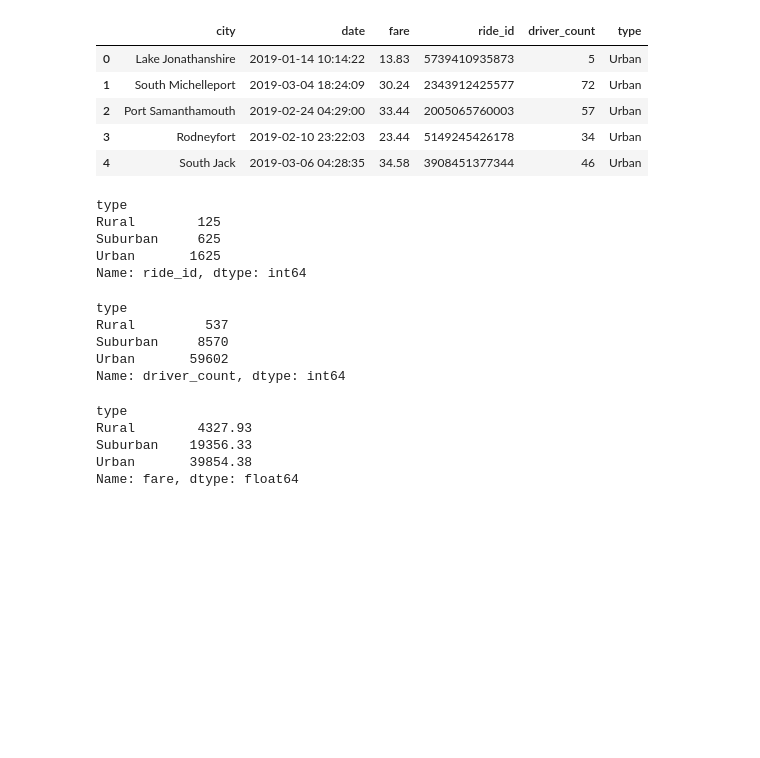
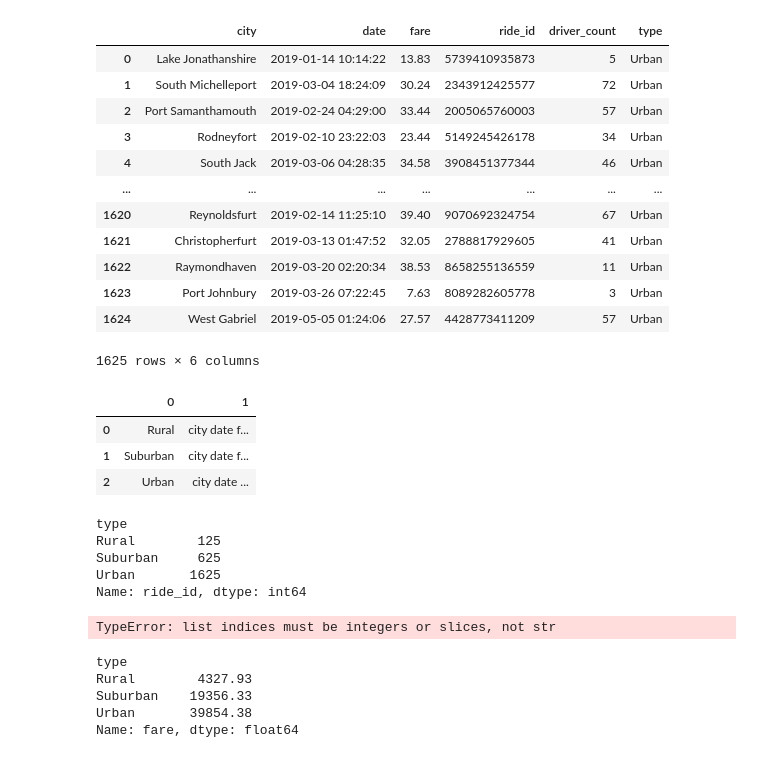
Before and after one commit to annaS000/Rideshare-Analysis, a Jupyter notebook: PyBer_Challenge.ipynb, the cells around one changed output. Cells and saved outputs as stored; diff of their text form; code cells hidden in the pictures; blank space fills up the shorter version.

```diff
--- a/PyBer_Challenge.ipynb
+++ b/PyBer_Challenge.ipynb
@@ -14,18 +14,32 @@ ride = getData('Resources','ride_data.csv')
 # %%
 # merge data frames
 pyber = mergedDF(ride,city,'left','city')
-# %%
-pyber.head()
-# %% [output]
-|  | city | date | fare | ride_id | driver_count | type |
-| 0 | Lake Jonathanshire | 2019-01-14 10:14:22 | 13.83 | 5739410935873 | 5 | Urban |
-| 1 | South Michelleport | 2019-03-04 18:24:09 | 30.24 | 2343912425577 | 72 | Urban |
-| 2 | Port Samanthamouth | 2019-02-24 04:29:00 | 33.44 | 2005065760003 | 57 | Urban |
-| 3 | Rodneyfort | 2019-02-10 23:22:03 | 23.44 | 5149245426178 | 34 | Urban |
-| 4 | South Jack | 2019-03-06 04:28:35 | 34.58 | 3908451377344 | 46 | Urban |
+# %%
+pyber.loc[pyber['type'] == 'Urban']
+# %% [output]
+|  | city | date | fare | ride_id | driver_count | type |
+| 0 | Lake Jonathanshire | 2019-01-14 10:14:22 | 13.83 | 5739410935873 | 5 | Urban |
+| 1 | South Michelleport | 2019-03-04 18:24:09 | 30.24 | 2343912425577 | 72 | Urban |
+| 2 | Port Samanthamouth | 2019-02-24 04:29:00 | 33.44 | 2005065760003 | 57 | Urban |
+| 3 | Rodneyfort | 2019-02-10 23:22:03 | 23.44 | 5149245426178 | 34 | Urban |
+| 4 | South Jack | 2019-03-06 04:28:35 | 34.58 | 3908451377344 | 46 | Urban |
+| ... | ... | ... | ... | ... | ... | ... |
+| 1620 | Reynoldsfurt | 2019-02-14 11:25:10 | 39.40 | 9070692324754 | 67 | Urban |
+| 1621 | Christopherfurt | 2019-03-13 01:47:52 | 32.05 | 2788817929605 | 41 | Urban |
+| 1622 | Raymondhaven | 2019-03-20 02:20:34 | 38.53 | 8658255136559 | 11 | Urban |
+| 1623 | Port Johnbury | 2019-03-26 07:22:45 | 7.63 | 8089282605778 | 3 | Urban |
+| 1624 | West Gabriel | 2019-05-05 01:24:06 | 27.57 | 4428773411209 | 57 | Urban |
+1625 rows × 6 columns
 # %%
 #make group
-types = groupThis(pyber,'type')
+types = groupThis(pyber,'type').sum()
+x = makeDF(types)
+x.head()
+# %% [output]
+|  | 0 | 1 |
+| 0 | Rural | city date f... |
+| 1 | Suburban | city date f... |
+| 2 | Urban | city date ... |
 # %%
 #  1. Get the total rides for each city type
 cityRides = getThis(types,'ride_id','count')
@@ -38,14 +52,11 @@ Urban       1625
 Name: ride_id, dtype: int64
 # %%
 # 2. Get the total drivers for each city type
-cityDrivers = getThis(types,'driver_count','sum')
-cityDrivers
+driversbycity = pyber.loc[types['city']]#.sum()['driver_count']
+cityDrivers = getThis(driversbycity,'driver_count','sum')
+driversbycity #cityDrivers
 # %% [output]
-type
-Rural         537
-Suburban     8570
-Urban       59602
-Name: driver_count, dtype: int64
+TypeError: list indices must be integers or slices, not str
 # %%
 #  3. Get the total amount of fares for each city type
 fareCount = getThis(types,'fare','sum')
```
Also changed, not shown: 1 other file.
